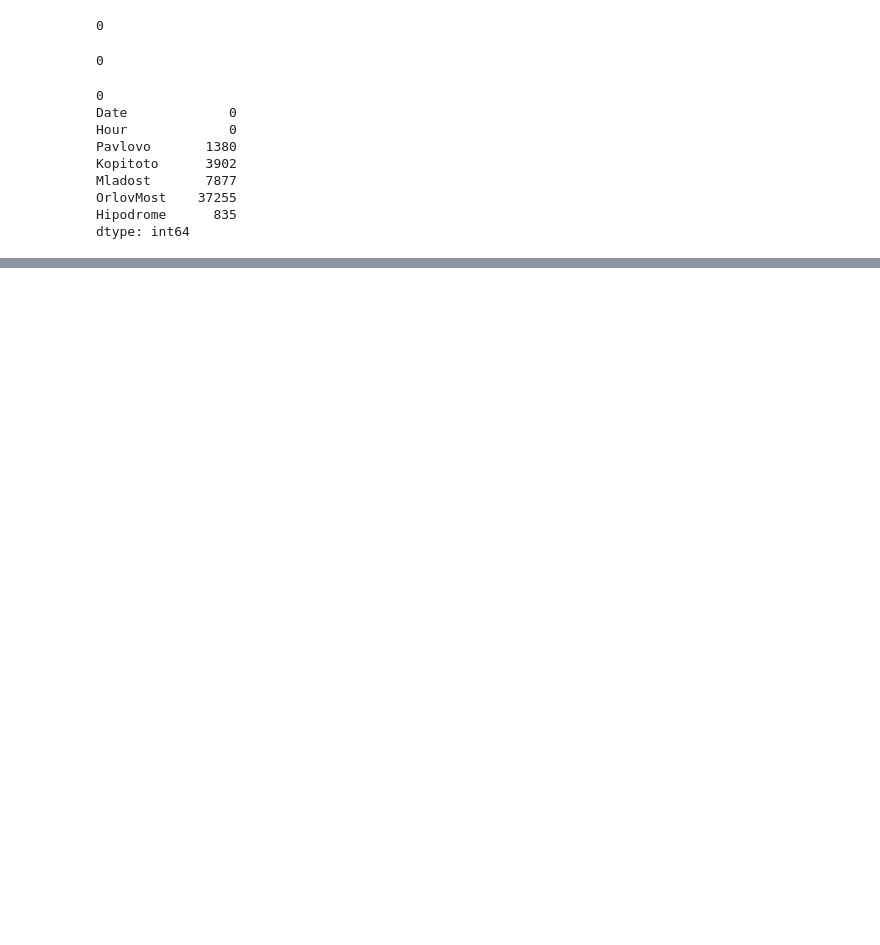
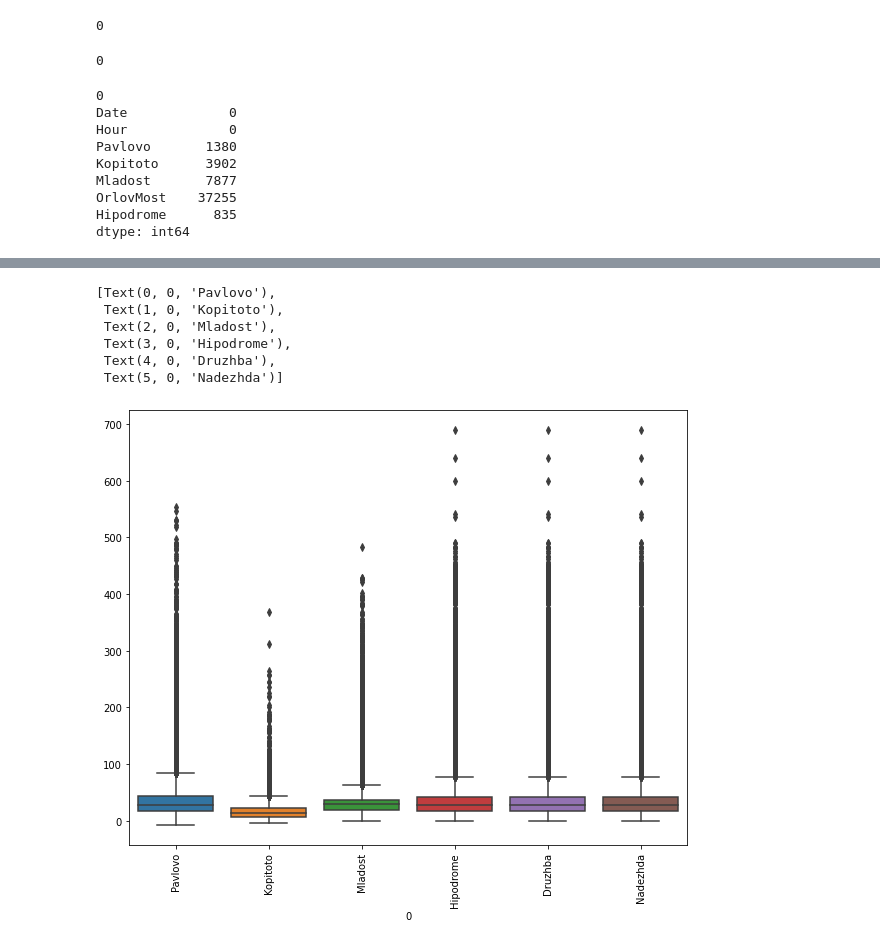
Before and after one commit to TsvetoslavVasev/BIgDataCourseProject, a Jupyter notebook: BigData.ipynb, the cells around one changed output, grey strips where cells are left out. Drawn from its saved outputs; the diff is of its cells as text; code cells hidden in the pictures; blank space fills up the shorter version.

```diff
--- a/BigData.ipynb
+++ b/BigData.ipynb
@@ -160,0 +173,12 @@ dtype: int64
+# %%
+fig, ax=plt.subplots(figsize=(10,8))
+bp = sns.boxplot(data = fdp_measures)
+bp.set_xticklabels(bp.get_xticklabels(), rotation = 90)
+# %% [output]
+[Text(0, 0, 'Pavlovo'),
+ Text(1, 0, 'Kopitoto'),
+ Text(2, 0, 'Mladost'),
+ Text(3, 0, 'Hipodrome'),
+ Text(4, 0, 'Druzhba'),
+ Text(5, 0, 'Nadezhda')]
+[figure, added]
```
Also changed, not shown: parts of 29 cells of this notebook.
